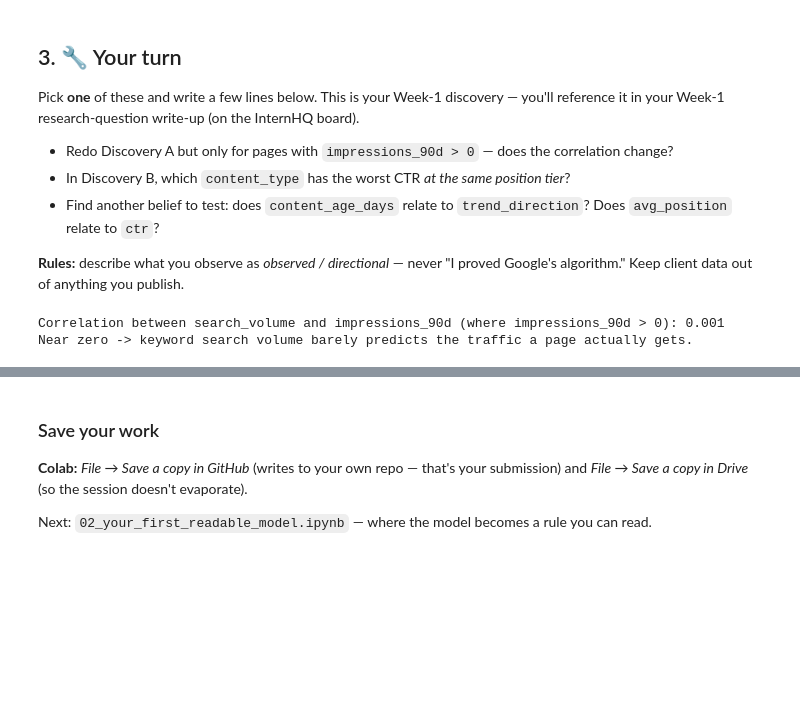
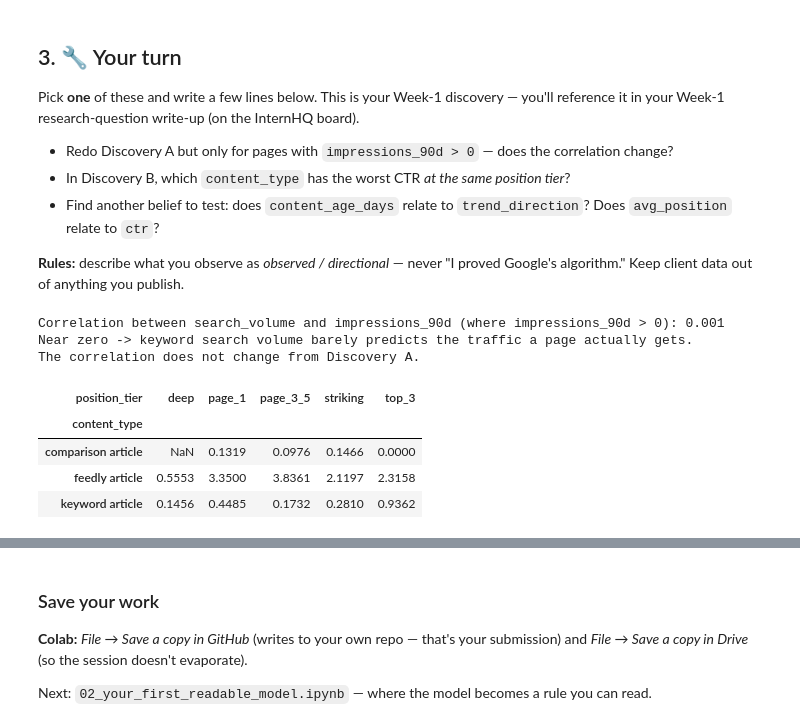
Before and after one commit to MissNaliaka/ML-Internship, a Jupyter notebook: notebooks/01_first_look_and_discovery.ipynb, the cells around one changed output, grey strips where cells are left out. Saved outputs shown, nothing was run; the diff lists cells and outputs as text; code cells hidden in the pictures; blank space fills up the shorter version.

```diff
--- a/notebooks/01_first_look_and_discovery.ipynb
+++ b/notebooks/01_first_look_and_discovery.ipynb
@@ -156,7 +184,7 @@ Pick **one** of these and write a few lines below. This is your Week-1 discovery
 
 **Rules:** describe what you observe as *observed / directional* — never "I proved Google's algorithm." Keep client data out of anything you publish.
 # %%
-# Your discovery here
+#Redo for Discovery A
 # Keep only rows where impressions_90d is greater than 0
 filtered_df = df[df["impressions_90d"] > 0]
 
@@ -165,6 +193,8 @@ corr = filtered_df["search_volume"].corr(filtered_df["impressions_90d"])
 
 print(f"Correlation between search_volume and impressions_90d (where impressions_90d > 0): {corr:.3f}")
 print("Near zero -> keyword search volume barely predicts the traffic a page actually gets.")
+print("The correlation does not change from Discovery A.")
 # %% [output]
 Correlation between search_volume and impressions_90d (where impressions_90d > 0): 0.001
 Near zero -> keyword search volume barely predicts the traffic a page actually gets.
+The correlation does not change from Discovery A.
@@ -170,0 +206,9 @@ Near zero -> keyword search volume barely predicts the traffic a page actually g
+# %%
+pivot_table_ctr = df.pivot_table(index='content_type', columns='position_tier', values='ctr', aggfunc='mean')
+display(pivot_table_ctr.round(4))
+# %% [output]
+| position_tier | deep | page_1 | page_3_5 | striking | top_3 |
+| content_type |  |  |  |  |  |
+| comparison article | NaN | 0.1319 | 0.0976 | 0.1466 | 0.0000 |
+| feedly article | 0.5553 | 3.3500 | 3.8361 | 2.1197 | 2.3158 |
+| keyword article | 0.1456 | 0.4485 | 0.1732 | 0.2810 | 0.9362 |
```
Also changed, not shown: parts of 8 cells of this notebook.
